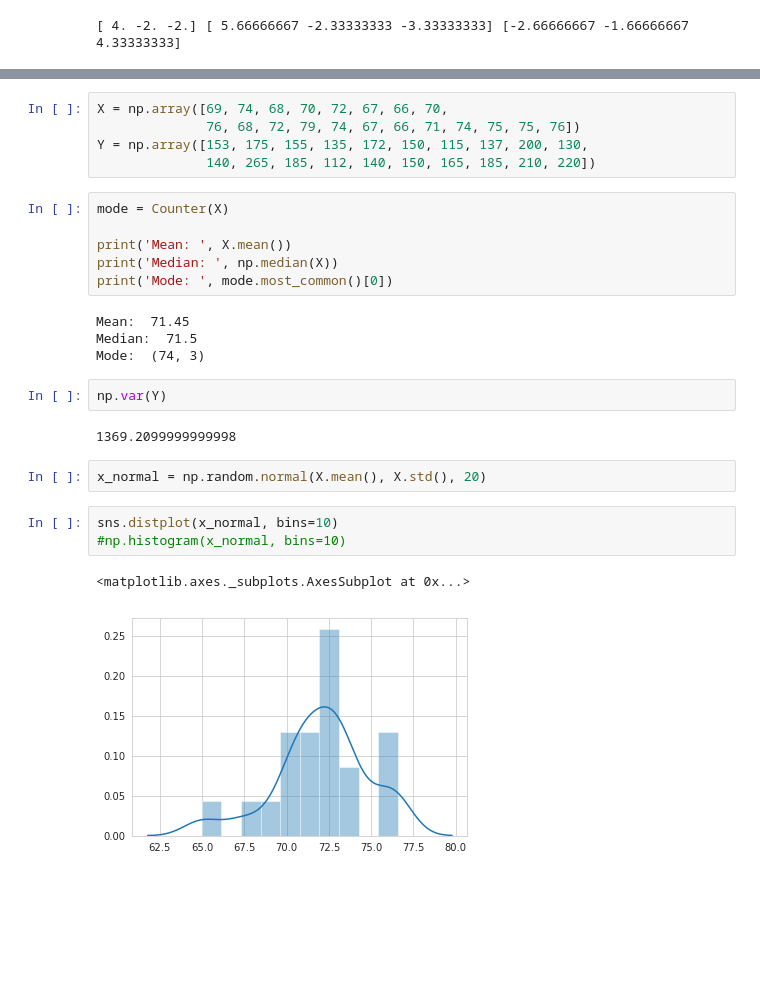
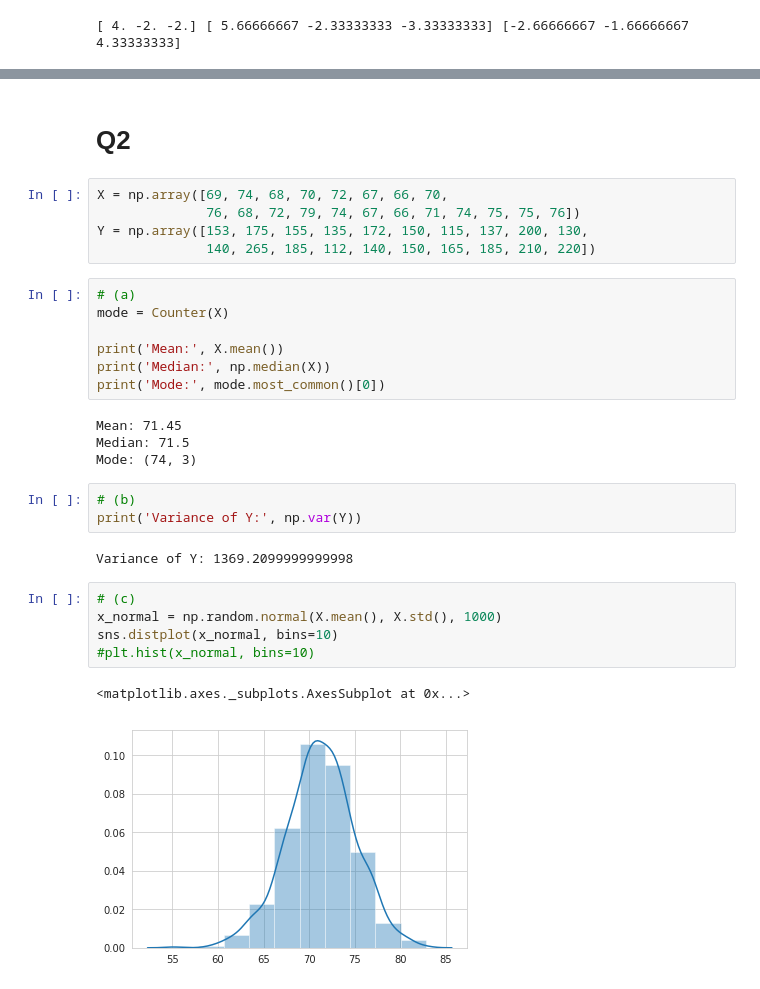
Before and after one commit to baibai25/Lecture, a Jupyter notebook: dvd/kadai1.ipynb, the cells around one changed output, grey strips where cells are left out. Saved outputs shown, nothing was run; the diff lists cells and outputs as text; blank space fills up the shorter version.

```diff
--- a/dvd/kadai1.ipynb
+++ b/dvd/kadai1.ipynb
@@ -43,12 +52,15 @@ print(cov)
+# %% [markdown]
+# Q2
 # %%
 X = np.array([69, 74, 68, 70, 72, 67, 66, 70,
               76, 68, 72, 79, 74, 67, 66, 71, 74, 75, 75, 76])
 Y = np.array([153, 175, 155, 135, 172, 150, 115, 137, 200, 130,
               140, 265, 185, 112, 140, 150, 165, 185, 210, 220])
 # %%
+# (a)
 mode = Counter(X)
 
-print('Mean: ', X.mean())
-print('Median: ', np.median(X))
-print('Mode: ', mode.most_common()[0])
+print('Mean:', X.mean())
+print('Median:', np.median(X))
+print('Mode:', mode.most_common()[0])
 # %% [output]
@@ -58,12 +70,13 @@ Mode:  (74, 3)
-# %%
-np.var(Y)
-# %% [output]
-1369.2099999999998
+# %%
+# (b)
+print('Variance of Y:', np.var(Y))
+# %% [output]
+Variance of Y: 1369.2099999999998
 # %%
-x_normal = np.random.normal(X.mean(), X.std(), 20)
+# (c)
+x_normal = np.random.normal(X.mean(), X.std(), 1000)
+sns.distplot(x_normal, bins=10)
+#plt.hist(x_normal, bins=10)
+# %% [output]
+<matplotlib.axes._subplots.AxesSubplot at 0x...>
+[figure, added]
-# %%
-sns.distplot(x_normal, bins=10)
-#np.histogram(x_normal, bins=10)
-# %% [output]
-<matplotlib.axes._subplots.AxesSubplot at 0x...>
-[figure, removed]
```
Also changed, not shown: parts of 12 cells of this notebook.
